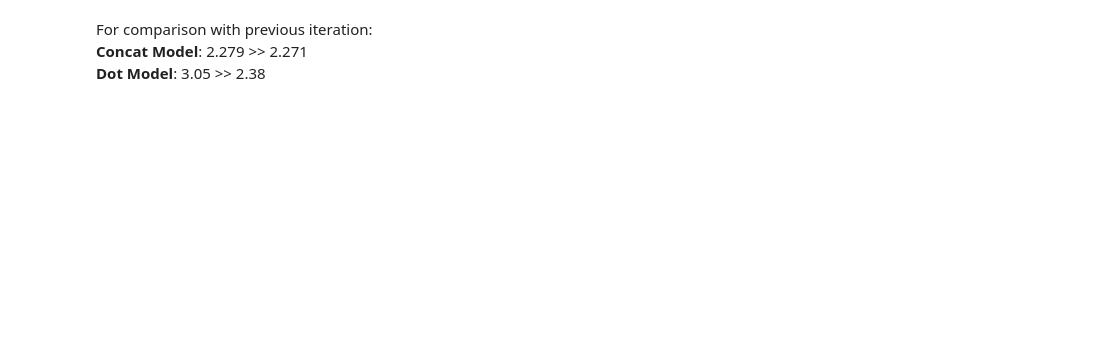
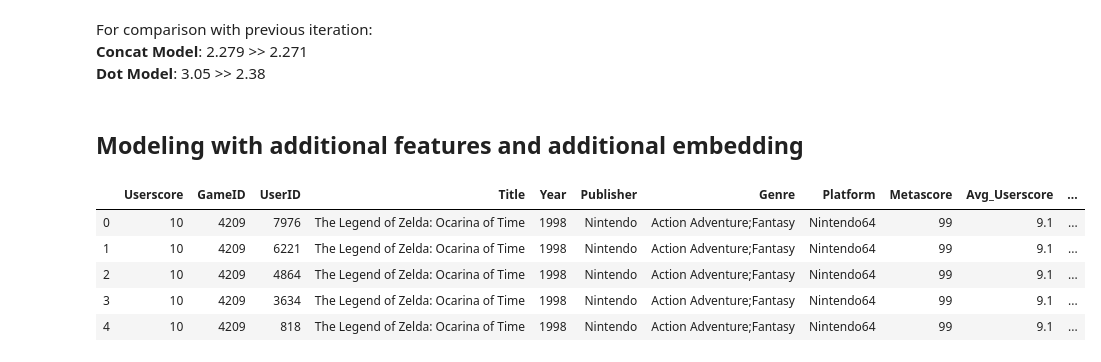
Before and after one commit to mjurkus/ai_bootcamp_14_rs, a Jupyter notebook: project.ipynb, the cells around one changed output. Cells and saved outputs as stored; diff of their text form; code cells hidden in the pictures; blank space fills up the shorter version.

```diff
--- a/project.ipynb
+++ b/project.ipynb
@@ -898,3 +927,14 @@ for model in [feature_concat_model, feature_dot_model]:
 For comparison with previous iteration:
 __Concat Model__: 2.279 >> 2.271
 __Dot Model__: 3.05 >> 2.38
+# %% [markdown]
+## Modeling with additional features and additional embedding
+# %%
+df.head()
+# %% [output]
+|  | Userscore | GameID | UserID | Title | Year | Publisher | Genre | Platform | Metascore | Avg_Userscore | ... |
+| 0 | 10 | 4209 | 7976 | The Legend of Zelda: Ocarina of Time | 1998 | Nintendo | Action Adventure;Fantasy | Nintendo64 | 99 | 9.1 | ... |
+| 1 | 10 | 4209 | 6221 | The Legend of Zelda: Ocarina of Time | 1998 | Nintendo | Action Adventure;Fantasy | Nintendo64 | 99 | 9.1 | ... |
+| 2 | 10 | 4209 | 4864 | The Legend of Zelda: Ocarina of Time | 1998 | Nintendo | Action Adventure;Fantasy | Nintendo64 | 99 | 9.1 | ... |
+| 3 | 10 | 4209 | 3634 | The Legend of Zelda: Ocarina of Time | 1998 | Nintendo | Action Adventure;Fantasy | Nintendo64 | 99 | 9.1 | ... |
+| 4 | 10 | 4209 | 818 | The Legend of Zelda: Ocarina of Time | 1998 | Nintendo | Action Adventure;Fantasy | Nintendo64 | 99 | 9.1 | ... |
```
Also changed, not shown: parts of 56 cells of this notebook, 1 other file.
